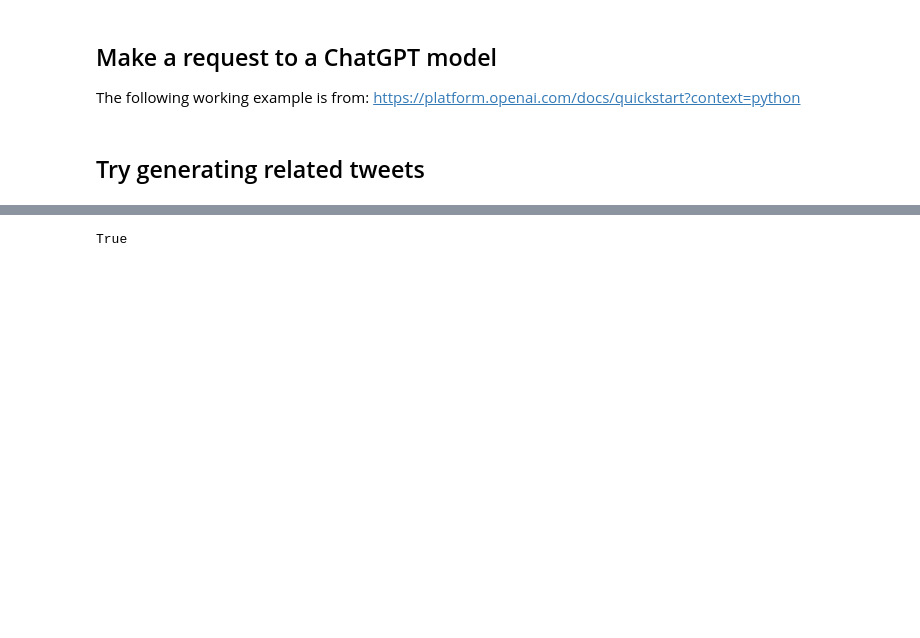
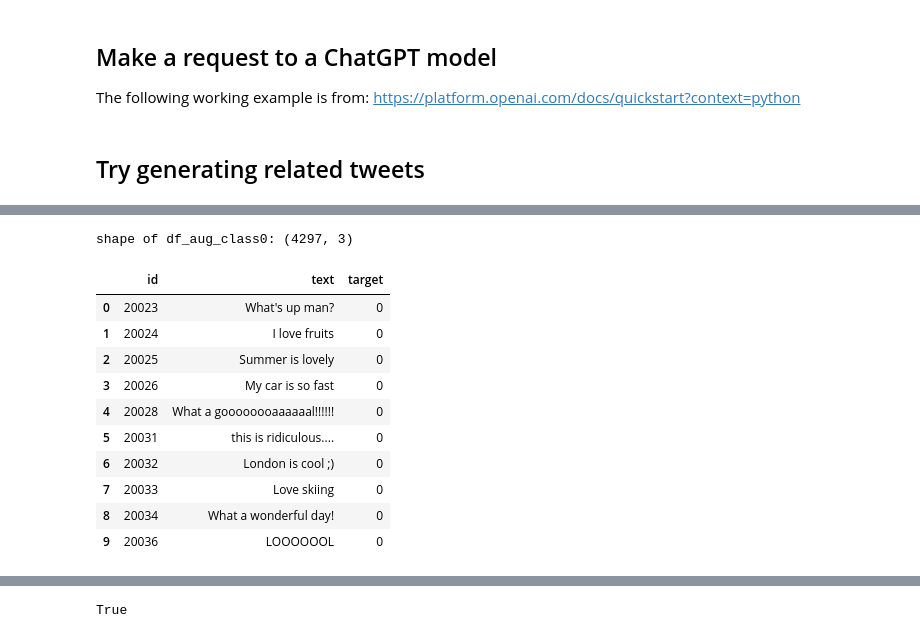
Before and after one commit to MichaelSzczepaniak/llmamd, a Jupyter notebook: chatgpt_sandbox.ipynb, the cells around one changed output, grey strips where cells are left out. Cells and saved outputs as stored; diff of their text form; code cells hidden in the pictures; blank space fills up the shorter version.

```diff
--- a/chatgpt_sandbox.ipynb
+++ b/chatgpt_sandbox.ipynb
@@ -73,0 +20,13 @@
+# %%
+import pandas as pd
+# break out classes from original training data
+df_train = pd.read_csv("./data/train_clean_v03.csv", index_col='id')
+# train_ids = df_train['id']
+print(f"shape of base data with spillovers fixed and duplicates removed: {df_train.shape}")
+df_train_class0 = df_train.loc[df_train['target'] == 0, ['text', 'target']]
+df_train_class1 = df_train.loc[df_train['target'] == 1, ['text', 'target']]
+print(f"shape of base data with target == 0: {df_train_class0.shape}")
+print(f"shape of base data with target == 1: {df_train_class1.shape}")
+print(f"max index value for class 0 training data: {df_train_class0.index.max()}")
+print()
+df_train_class0.head()
@@ -73,0 +57,36 @@
+# %%
+#
+id_aug_class0 = []
+text_aug_class0 = []
+target_aug_class0 = []
+
+aug_offset = 20000  # max tweet index is 10873
+
+# load the class 0 training samples in a df to use for augmentation
+for index, row in df_train_class0.iterrows():
+    id_aug_class0.append(index + aug_offset)
+    text_aug_class0.append(row['text'])
+    target_aug_class0.append(row['target'])
+
+df_aug_class0 = pd.DataFrame({
+    'id': id_aug_class0,
+    'text': text_aug_class0,
+    'target': target_aug_class0
+})
+
+print(f"shape of df_aug_class0: {df_aug_class0.shape}")
+print()
+df_aug_class0.head(10)
+# %% [output]
+shape of df_aug_class0: (4297, 3)
+|  | id | text | target |
+| 0 | 20023 | What's up man? | 0 |
+| 1 | 20024 | I love fruits | 0 |
+| 2 | 20025 | Summer is lovely | 0 |
+| 3 | 20026 | My car is so fast | 0 |
+| 4 | 20028 | What a goooooooaaaaaal!!!!!! | 0 |
+| 5 | 20031 | this is ridiculous.... | 0 |
+| 6 | 20032 | London is cool ;) | 0 |
+| 7 | 20033 | Love skiing | 0 |
+| 8 | 20034 | What a wonderful day! | 0 |
+| 9 | 20036 | LOOOOOOL | 0 |
```
Also changed, not shown: parts of 27 cells of this notebook, 8 other files.
